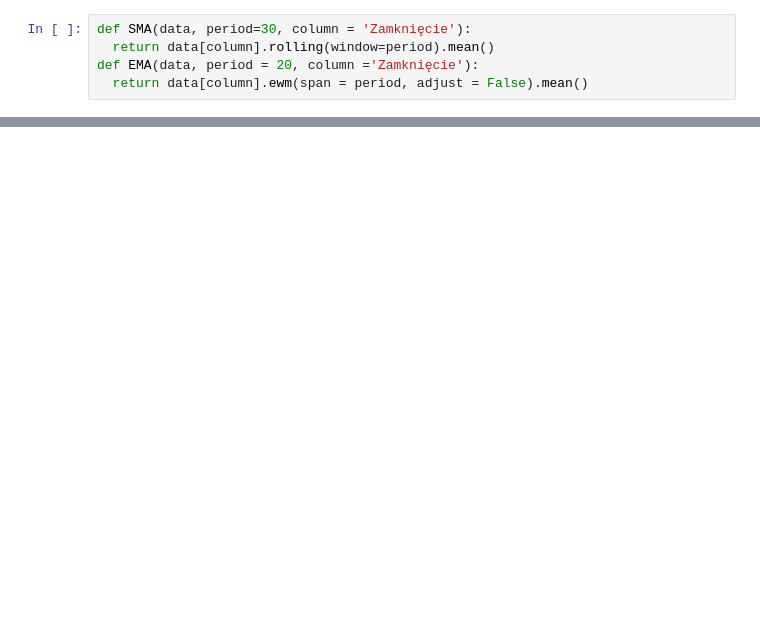
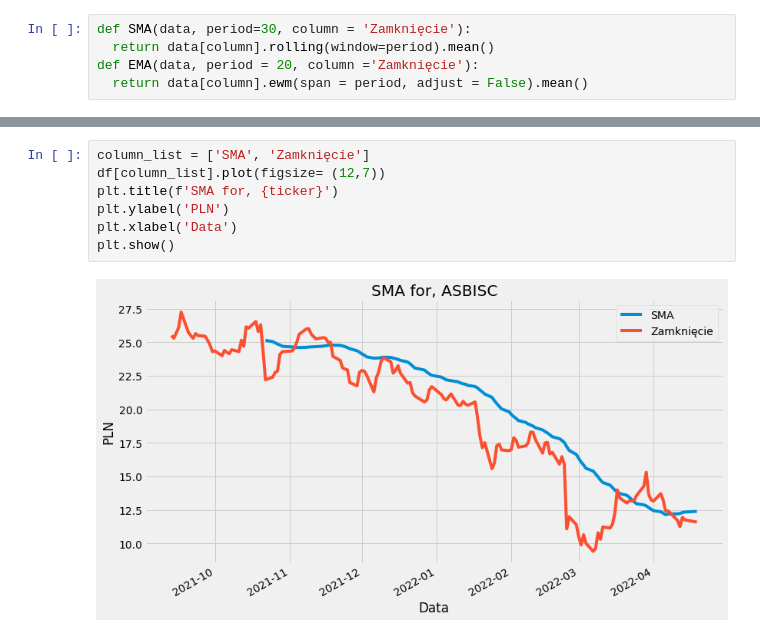
Before and after one commit to barthas1985/Stock_indicators_Warsaw_Stock_Exchange, a Jupyter notebook: Biznesrdar.ipynb, the cells around one changed output, grey strips where cells are left out. Saved outputs shown, nothing was run; the diff lists cells and outputs as text; blank space fills up the shorter version.

```diff
--- a/Biznesrdar.ipynb
+++ b/Biznesrdar.ipynb
@@ -97,0 +203,9 @@ def MACD(data, period_long = 26, period_short = 12, period_signal = 9, column =
+# %%
+column_list = ['SMA', 'Zamknięcie']
+df[column_list].plot(figsize= (12,7))
+plt.title(f'SMA for, {ticker}')
+plt.ylabel('PLN')
+plt.xlabel('Data')
+plt.show()
+# %% [output]
+[figure, added]
```
Also changed, not shown: parts of 18 cells of this notebook.
